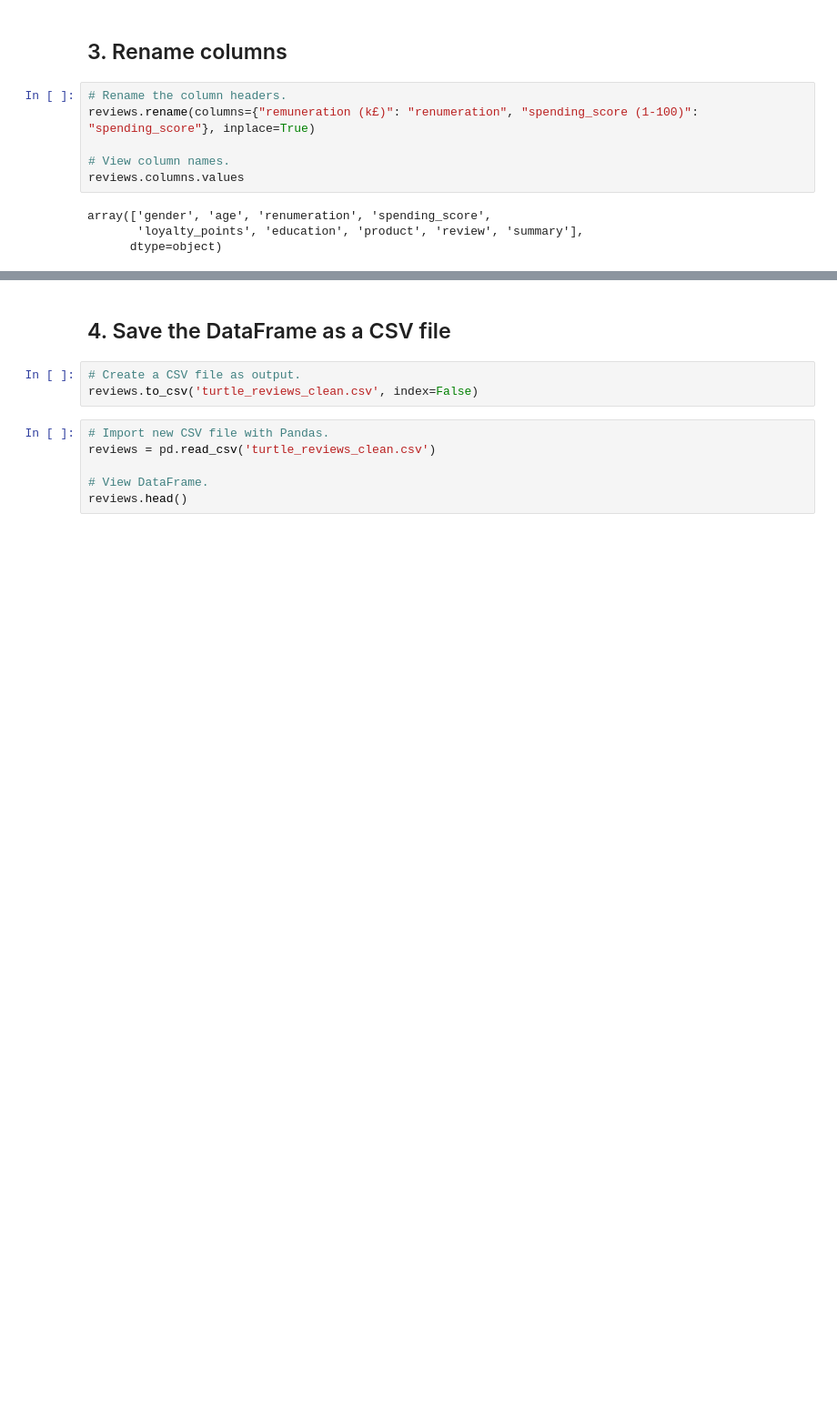
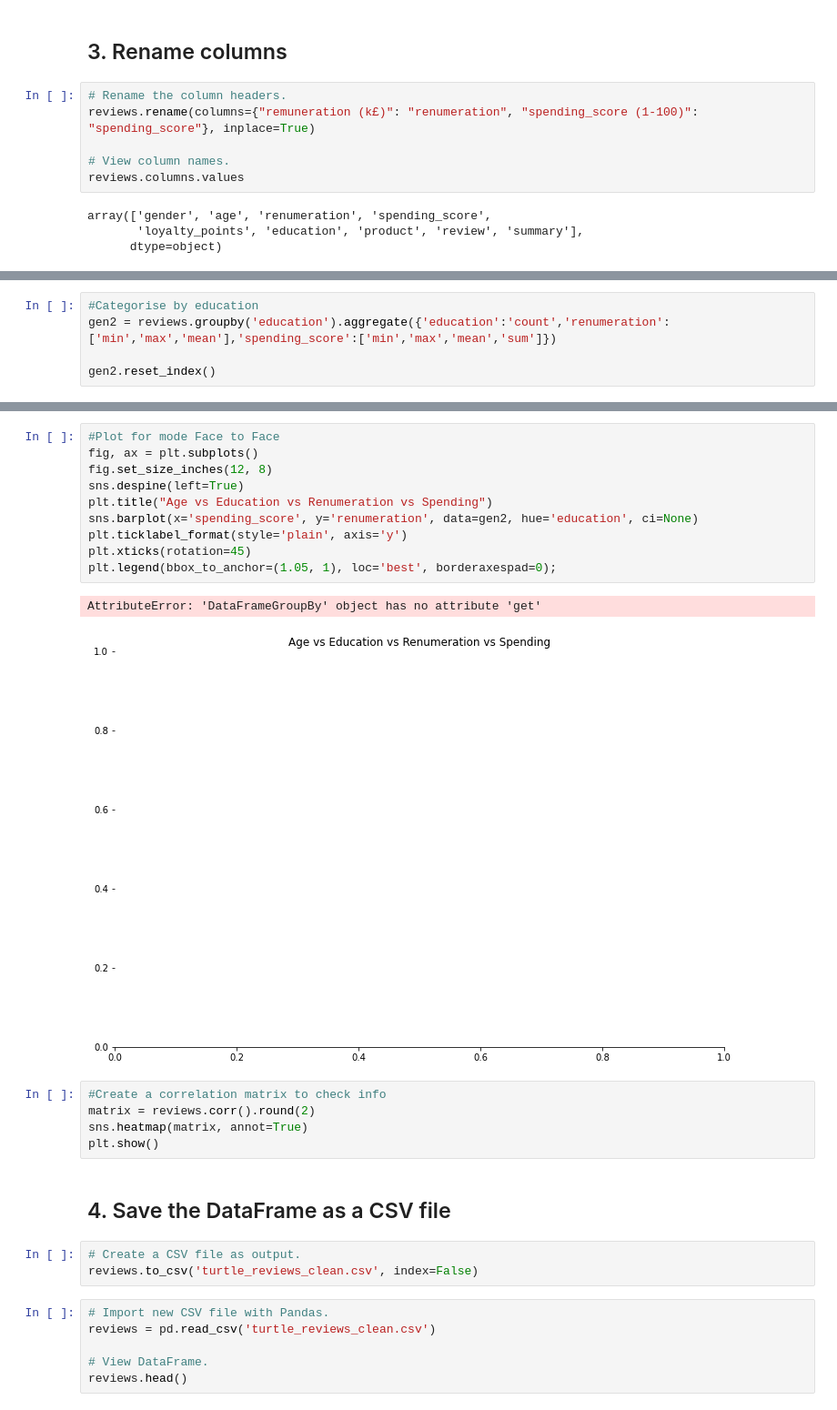
Before and after one commit to mikebenas/LSE_TurtleGames_R_Analysis, a Jupyter notebook: LSE_DA301_Assignment_Python_template.ipynb, the cells around one changed output, grey strips where cells are left out. Shown at 91% size. Drawn from its saved outputs; the diff is of its cells as text; blank space fills up the shorter version.

```diff
--- a/LSE_DA301_Assignment_Python_template.ipynb
+++ b/LSE_DA301_Assignment_Python_template.ipynb
@@ -177,0 +225,5 @@ array(['gender', 'age', 'renumeration', 'spending_score',
+# %%
+#Categorise by education
+gen2 = reviews.groupby('education').aggregate({'education':'count','renumeration':['min','max','mean'],'spending_score':['min','max','mean','sum']})
+
+gen2.reset_index()
@@ -178,3 +238,21 @@ array(['gender', 'age', 'renumeration', 'spending_score',
+# %%
+#Plot for mode Face to Face
+fig, ax = plt.subplots()
+fig.set_size_inches(12, 8)
+sns.despine(left=True)
+plt.title("Age vs Education vs Renumeration vs Spending")
+sns.barplot(x='spending_score', y='renumeration', data=gen2, hue='education', ci=None)
+plt.ticklabel_format(style='plain', axis='y')
+plt.xticks(rotation=45)
+plt.legend(bbox_to_anchor=(1.05, 1), loc='best', borderaxespad=0);
+# %% [output]
+AttributeError: 'DataFrameGroupBy' object has no attribute 'get'
+[figure, added]
+# %%
+#Create a correlation matrix to check info
+matrix = reviews.corr().round(2)
+sns.heatmap(matrix, annot=True)
+plt.show()
 # %% [markdown]
 ## 4. Save the DataFrame as a CSV file
 # %%
```
Also changed, not shown: parts of 12 cells of this notebook, 1 other file.
